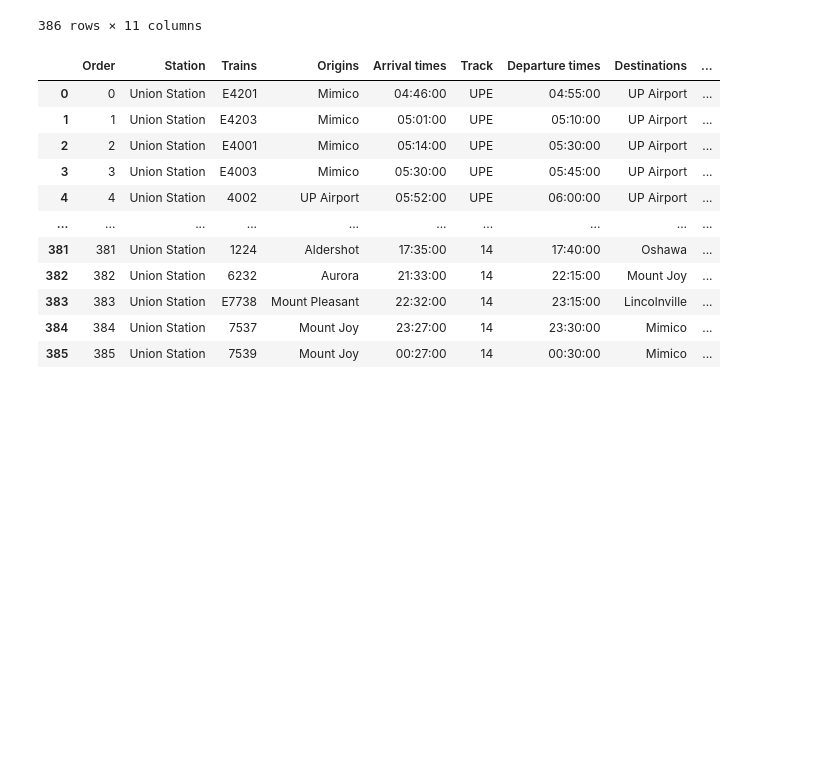
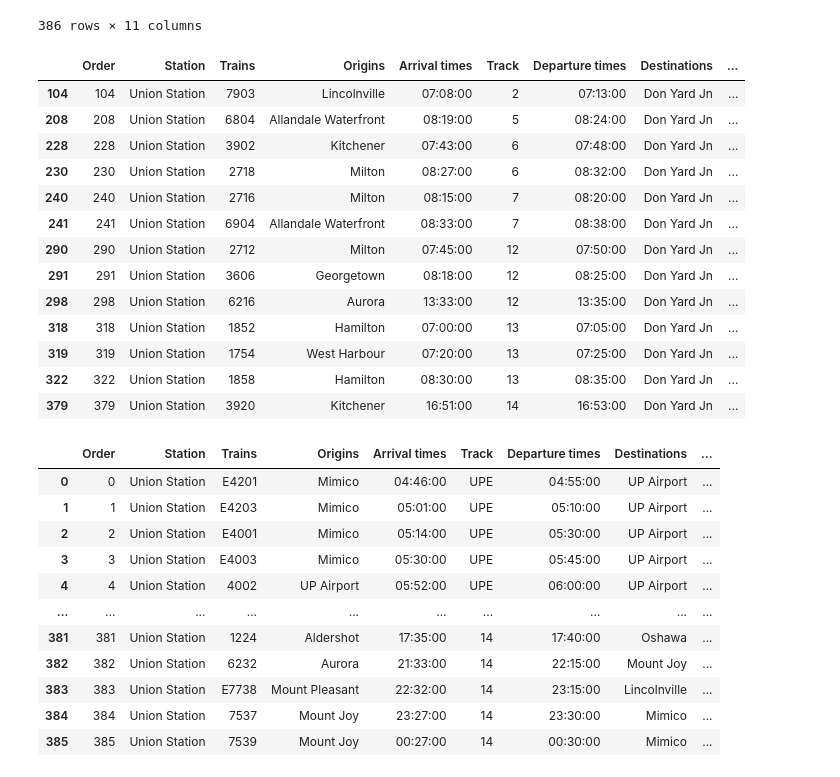
Before and after one commit to melissaluc/Python-GIS-scripts, a Jupyter notebook: Track Occupation Version2.ipynb, the cells around one changed output. Cells and saved outputs as stored; diff of their text form; code cells hidden in the pictures; blank space fills up the shorter version.

```diff
--- a/Track Occupation Version2.ipynb
+++ b/Track Occupation Version2.ipynb
@@ -109,6 +104,23 @@ occupation_table
 | 384 | 384 | Union Station | 7537 | Mount Joy | 23:27:00 | 14 | 23:30:00 | Mimico | ... |
 | 385 | 385 | Union Station | 7539 | Mount Joy | 00:27:00 | 14 | 00:30:00 | Mimico | ... |
 386 rows × 11 columns
+# %%
+occupation_table[occupation_table['Destinations'] == 'Don Yard Jn']
+# %% [output]
+|  | Order | Station | Trains | Origins | Arrival times | Track | Departure times | Destinations | ... |
+| 104 | 104 | Union Station | 7903 | Lincolnville | 07:08:00 | 2 | 07:13:00 | Don Yard Jn | ... |
+| 208 | 208 | Union Station | 6804 | Allandale Waterfront | 08:19:00 | 5 | 08:24:00 | Don Yard Jn | ... |
+| 228 | 228 | Union Station | 3902 | Kitchener | 07:43:00 | 6 | 07:48:00 | Don Yard Jn | ... |
+| 230 | 230 | Union Station | 2718 | Milton | 08:27:00 | 6 | 08:32:00 | Don Yard Jn | ... |
+| 240 | 240 | Union Station | 2716 | Milton | 08:15:00 | 7 | 08:20:00 | Don Yard Jn | ... |
+| 241 | 241 | Union Station | 6904 | Allandale Waterfront | 08:33:00 | 7 | 08:38:00 | Don Yard Jn | ... |
+| 290 | 290 | Union Station | 2712 | Milton | 07:45:00 | 12 | 07:50:00 | Don Yard Jn | ... |
+| 291 | 291 | Union Station | 3606 | Georgetown | 08:18:00 | 12 | 08:25:00 | Don Yard Jn | ... |
+| 298 | 298 | Union Station | 6216 | Aurora | 13:33:00 | 12 | 13:35:00 | Don Yard Jn | ... |
+| 318 | 318 | Union Station | 1852 | Hamilton | 07:00:00 | 13 | 07:05:00 | Don Yard Jn | ... |
+| 319 | 319 | Union Station | 1754 | West Harbour | 07:20:00 | 13 | 07:25:00 | Don Yard Jn | ... |
+| 322 | 322 | Union Station | 1858 | Hamilton | 08:30:00 | 13 | 08:35:00 | Don Yard Jn | ... |
+| 379 | 379 | Union Station | 3920 | Kitchener | 16:51:00 | 14 | 16:53:00 | Don Yard Jn | ... |
 # %%
 columns = occupation_table.columns.tolist()
 columns[1] = 'Station'
```
Also changed, not shown: parts of 14 cells of this notebook.
